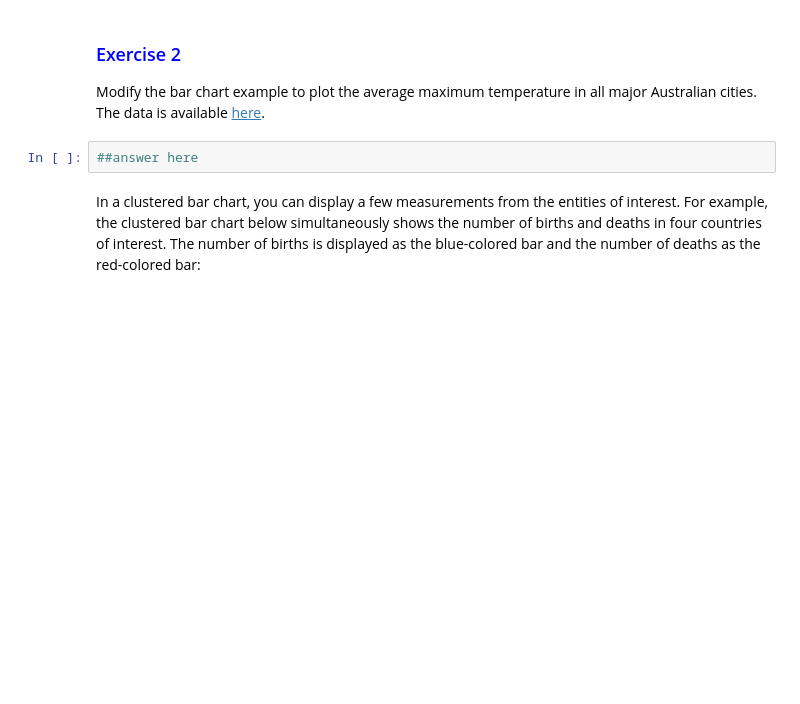
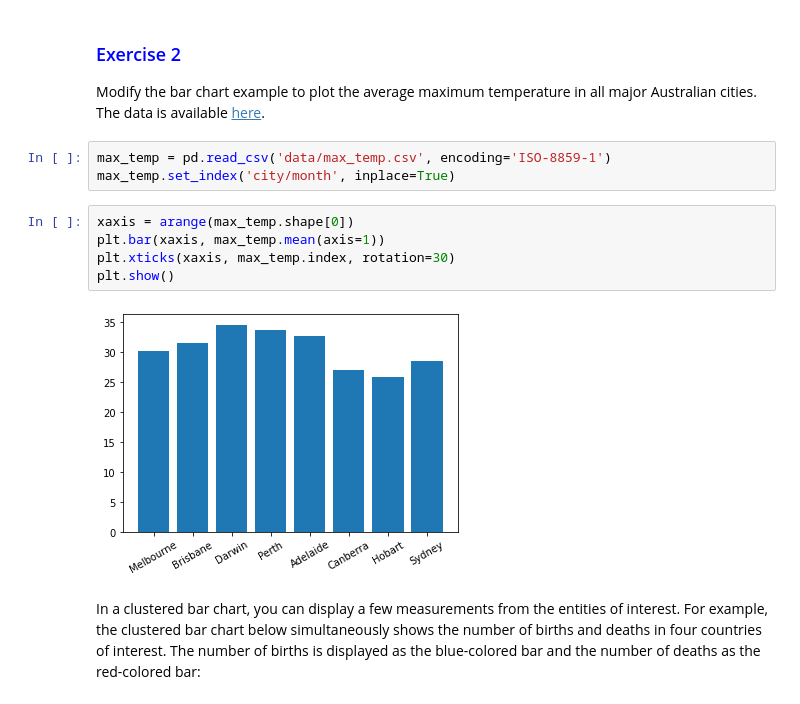
Before and after one commit to rlch/COMP20008-workshops, a Jupyter notebook: week-2/2021S1-workshop-week2-lab.ipynb, the cells around one changed output. Cells and saved outputs as stored; diff of their text form; blank space fills up the shorter version.

```diff
--- a/week-2/2021S1-workshop-week2-lab.ipynb
+++ b/week-2/2021S1-workshop-week2-lab.ipynb
@@ -103,8 +103,16 @@ plt.show()
 
 
 Modify the bar chart example to plot the average maximum temperature in all major Australian cities. The data is available [here](data/max_temp.csv).
-# %%
-##answer here
+# %%
+max_temp = pd.read_csv('data/max_temp.csv', encoding='ISO-8859-1')
+max_temp.set_index('city/month', inplace=True)
+# %%
+xaxis = arange(max_temp.shape[0])
+plt.bar(xaxis, max_temp.mean(axis=1))
+plt.xticks(xaxis, max_temp.index, rotation=30)
+plt.show()
+# %% [output]
+[figure, added]
 # %% [markdown]
 In a clustered bar chart, you can display a few measurements from the entities of interest. For example, the clustered bar chart below simultaneously shows the number of births and deaths in four countries of interest. The number of births is displayed as the blue-colored bar and the number of deaths as the red-colored bar:
 # %%
```
Also changed, not shown: parts of 2 cells of this notebook.
